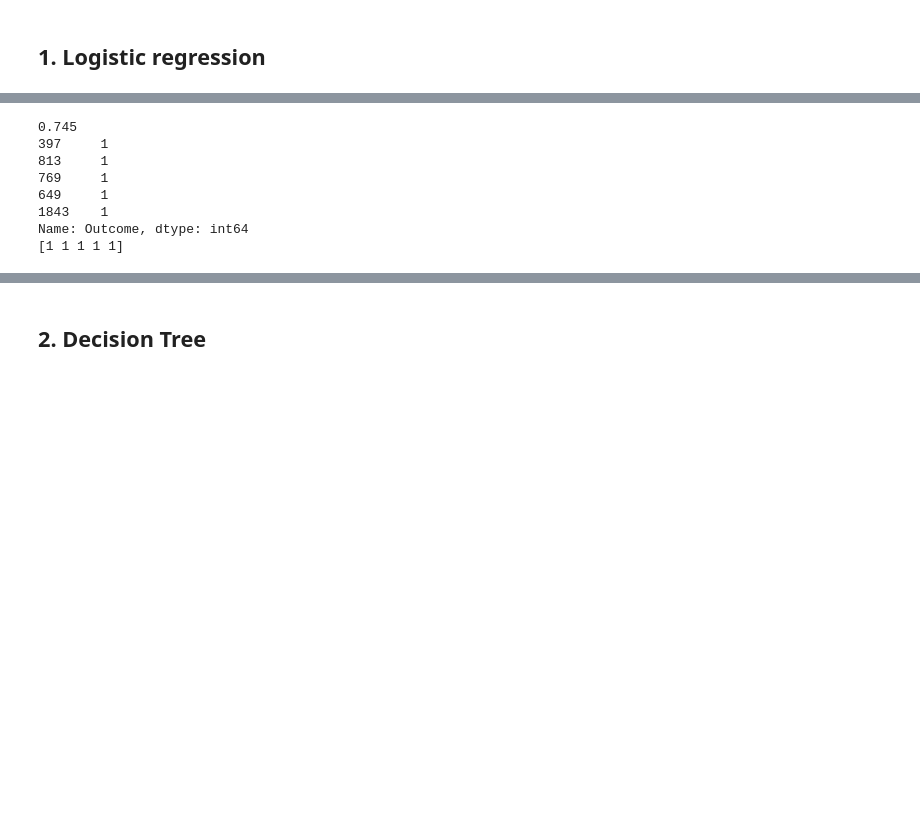
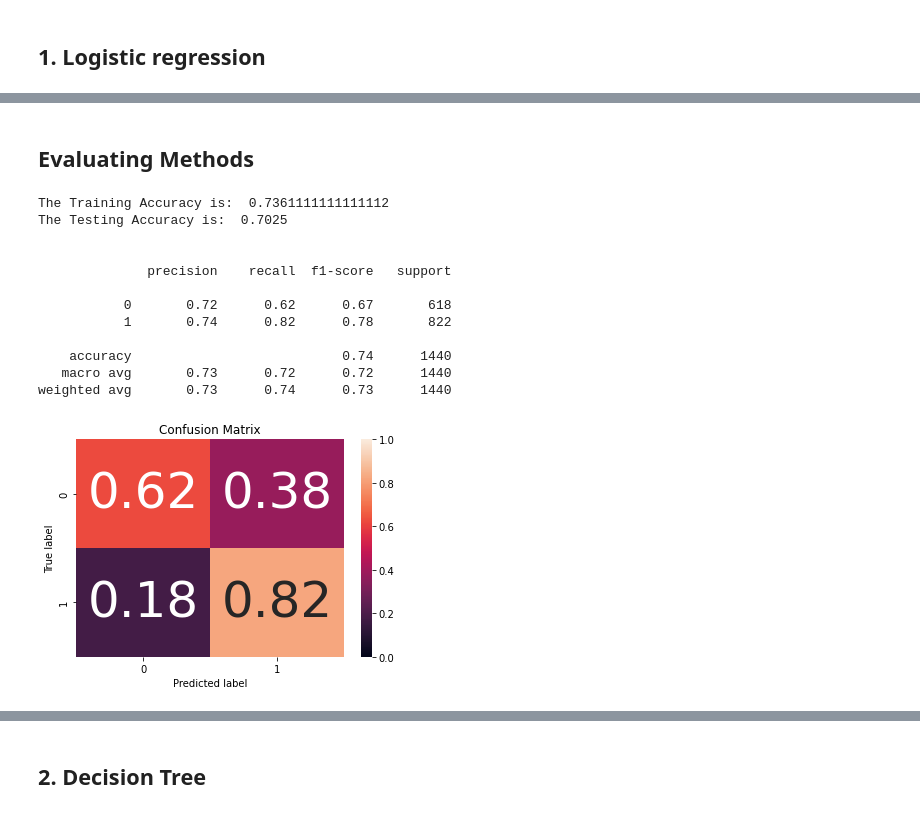
Before and after one commit to John-Ad/DTA-Assignment, a Jupyter notebook: dta_assignment/Assignment code.ipynb, the cells around one changed output, grey strips where cells are left out. Saved outputs shown, nothing was run; the diff lists cells and outputs as text; code cells hidden in the pictures; blank space fills up the shorter version.

```diff
--- a/dta_assignment/Assignment code.ipynb
+++ b/dta_assignment/Assignment code.ipynb
@@ -542,5 +586,17 @@ model2=LogisticRegression(solver='newton-cg', max_iter=10000)
 # %%
-# train model
-model.fit(X_train,y_train)
-# model2.fit(X_train,y_train)
+# Methods we can use in Logistic
+
+# Predict - Predict class labels for samples in X
+log_reg.predict(X_train)
+y_pred = log_reg.predict(X_train)
+
+print('Predictions: ', y_pred, '\n')
+# log_reg.predict(X_train).shape - check if all rows are there
+
+# Predict_proba - Probability estimates
+pred_proba = log_reg.predict_proba(X_train)
+print('Probability: ', pred_proba, '\n')
+# coef_ - Coefficient of the features in the decision function
+log_reg.coef_
+# score - Returns the mean accuracy on the given test data and labels - below
 # %% [output]
@@ -548,23 +615,45 @@ LogisticRegression(max_iter=500)
+# %% [markdown]
+## Evaluating Methods
 # %%
-# predict using model
+# Accuracy on Train
+print('The Training Accuracy is: ', log_reg.score(X_train, y_train))
 
-predictions = model.predict(X_test)
-score = accuracy_score(y_test, predictions)
-print(score)
-print(y_test.head())
-print(predictions[:5])
-
-# predictions = model2.predict(X_test)
-# score = accuracy_score(y_test, predictions)
-# print(score)
-# print(y_test.head())
-# print(predictions[:5])
+# Accuracy on Test
+print('The Testing Accuracy is: ', log_reg.score(X_test, y_test))
+print('\n')
+# Classification Report
+print(classification_report(y_train, y_pred))
 # %% [output]
-0.745
-397     1
-813     1
-769     1
-649     1
-1843    1
-Name: Outcome, dtype: int64
-[1 1 1 1 1]
+The Training Accuracy is:  0.7361111111111112
+The Testing Accuracy is:  0.7025
+
+
+              precision    recall  f1-score   support
+
+           0       0.72      0.62      0.67       618
+           1       0.74      0.82      0.78       822
+
+    accuracy                           0.74      1440
+   macro avg       0.73      0.72      0.72      1440
+weighted avg       0.73      0.74      0.73      1440
+# %%
+# Confussion Matrix
+
+def plot_confusion_matrix(cm, classes = None, title = 'Confusion Matrix'):
+    """Plots a confusion matrix"""
+    if classes is not None:
+        sns.heatmap(cm, xticklabels=classes, yticklabels=classes, vmin=0., vmax=1., annot=True, annot_kws={'size':50} )
+    else:
+        sns.heatmap(cm, vmin=0., vmax=1.)
+    plt.title(title)
+    plt.ylabel('True label')
+    plt.xlabel('Predicted label')
+# %%
+# visualising cm
+
+cm = confusion_matrix(y_train, y_pred)
+cm_norm = cm / cm.sum(axis=1).reshape(-1,1)
+
+plot_confusion_matrix(cm_norm, classes = log_reg.classes_, title = 'Confusion Matrix')
+# %% [output]
+[figure, added]
```
Also changed, not shown: parts of 28 cells of this notebook.
